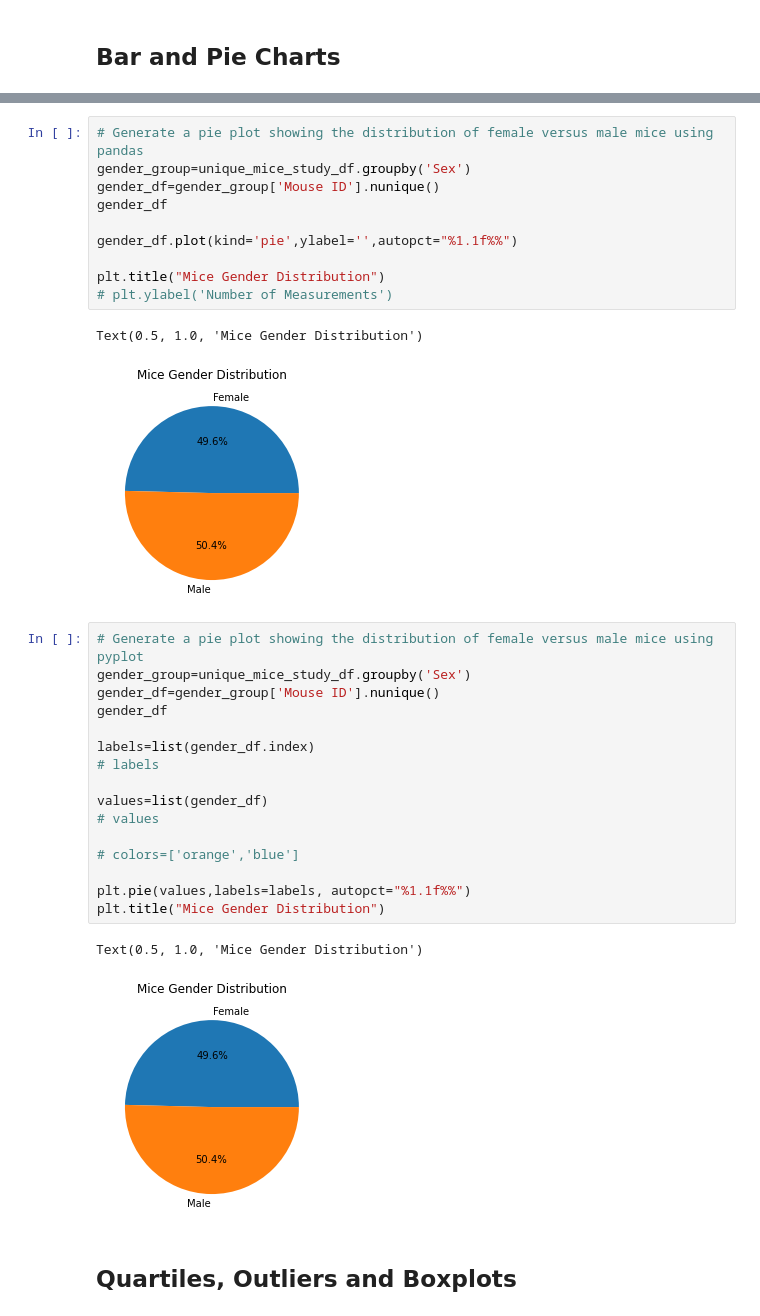
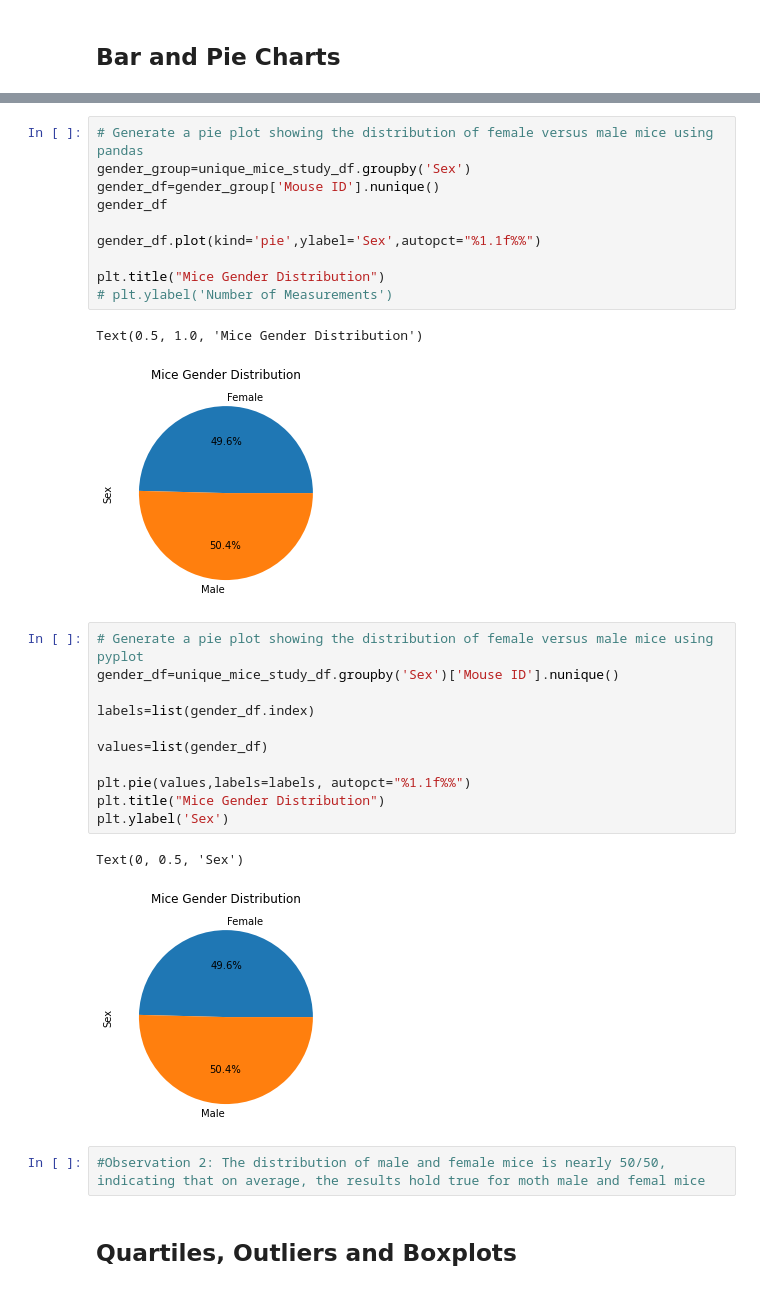
Before and after one commit to d-jimenez/Matplotlib-Challenge, a Jupyter notebook: Pymaceuticals/main.ipynb, the cells around one changed output, grey strips where cells are left out. Cells and saved outputs as stored; diff of their text form.

```diff
--- a/Pymaceuticals/main.ipynb
+++ b/Pymaceuticals/main.ipynb
@@ -196,35 +191,32 @@ Text(0, 0.5, 'Number of Measurements')
 # %%
 # Generate a pie plot showing the distribution of female versus male mice using pandas
 gender_group=unique_mice_study_df.groupby('Sex')
 gender_df=gender_group['Mouse ID'].nunique()
 gender_df
 
-gender_df.plot(kind='pie',ylabel='',autopct="%1.1f%%")
+gender_df.plot(kind='pie',ylabel='Sex',autopct="%1.1f%%")
 
 plt.title("Mice Gender Distribution")
 # plt.ylabel('Number of Measurements')
 # %% [output]
 Text(0.5, 1.0, 'Mice Gender Distribution')
-[figure, old version]
+[figure, new version]
 # %%
 # Generate a pie plot showing the distribution of female versus male mice using pyplot
-gender_group=unique_mice_study_df.groupby('Sex')
-gender_df=gender_group['Mouse ID'].nunique()
-gender_df
+gender_df=unique_mice_study_df.groupby('Sex')['Mouse ID'].nunique()
 
 labels=list(gender_df.index)
-# labels
 
 values=list(gender_df)
-# values
-
-# colors=['orange','blue']
 
 plt.pie(values,labels=labels, autopct="%1.1f%%")
 plt.title("Mice Gender Distribution")
+plt.ylabel('Sex')
 # %% [output]
-Text(0.5, 1.0, 'Mice Gender Distribution')
+Text(0, 0.5, 'Sex')
-[figure, old version]
+[figure, new version]
+# %%
+#Observation 2: The distribution of male and female mice is nearly 50/50, indicating that on average, the results hold true for moth male and femal mice
 # %% [markdown]
 ## Quartiles, Outliers and Boxplots
 # %%
```
Also changed, not shown: parts of 20 cells of this notebook.
